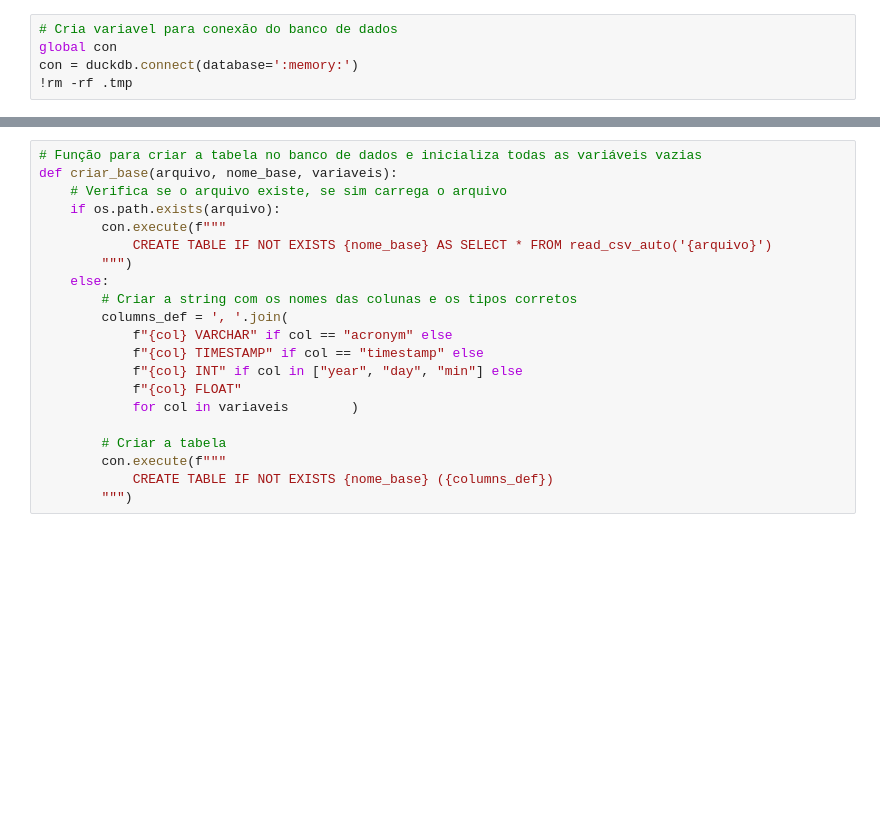
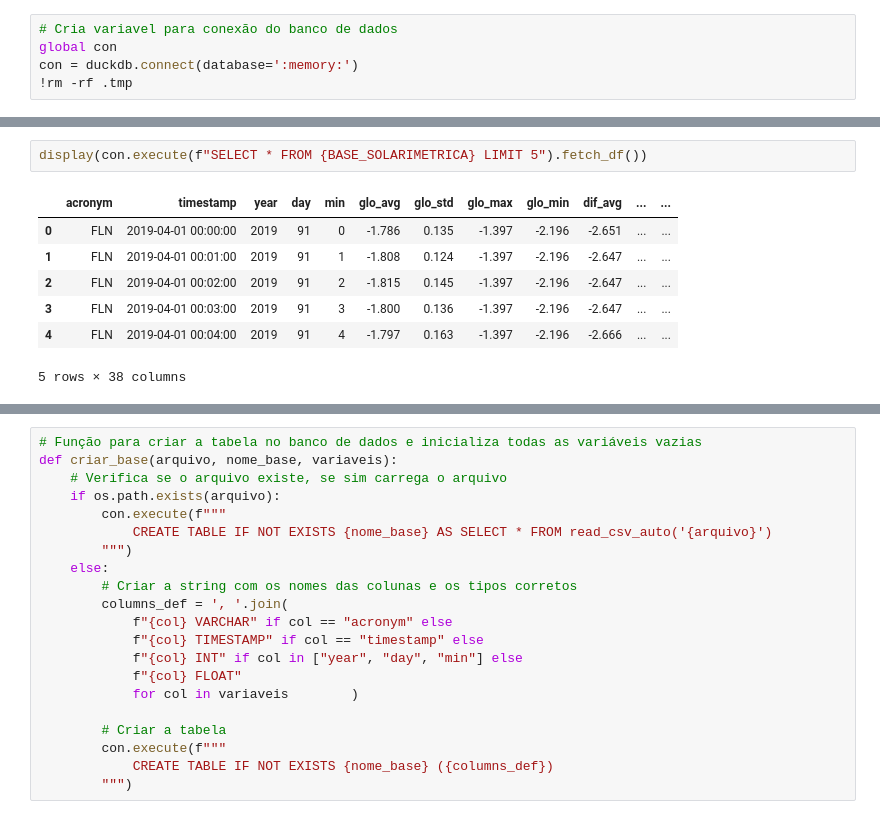
Before and after one commit to labren/sonda-curadoria, a Jupyter notebook: analise_exploratoria.ipynb, the cells around one changed output, grey strips where cells are left out. Saved outputs shown, nothing was run; the diff lists cells and outputs as text; blank space fills up the shorter version.

Commit message:
Base

```diff
--- a/analise_exploratoria.ipynb
+++ b/analise_exploratoria.ipynb
@@ -115,0 +94,10 @@ con = duckdb.connect(database=':memory:')
+# %%
+display(con.execute(f"SELECT * FROM {BASE_SOLARIMETRICA} LIMIT 5").fetch_df())
+# %% [output]
+|  | acronym | timestamp | year | day | min | glo_avg | glo_std | glo_max | glo_min | dif_avg | ... | ... |
+| 0 | FLN | 2019-04-01 00:00:00 | 2019 | 91 | 0 | -1.786 | 0.135 | -1.397 | -2.196 | -2.651 | ... | ... |
+| 1 | FLN | 2019-04-01 00:01:00 | 2019 | 91 | 1 | -1.808 | 0.124 | -1.397 | -2.196 | -2.647 | ... | ... |
+| 2 | FLN | 2019-04-01 00:02:00 | 2019 | 91 | 2 | -1.815 | 0.145 | -1.397 | -2.196 | -2.647 | ... | ... |
+| 3 | FLN | 2019-04-01 00:03:00 | 2019 | 91 | 3 | -1.800 | 0.136 | -1.397 | -2.196 | -2.647 | ... | ... |
+| 4 | FLN | 2019-04-01 00:04:00 | 2019 | 91 | 4 | -1.797 | 0.163 | -1.397 | -2.196 | -2.666 | ... | ... |
+5 rows × 38 columns
```
Also changed, not shown: parts of 12 cells of this notebook, 1 other file.
